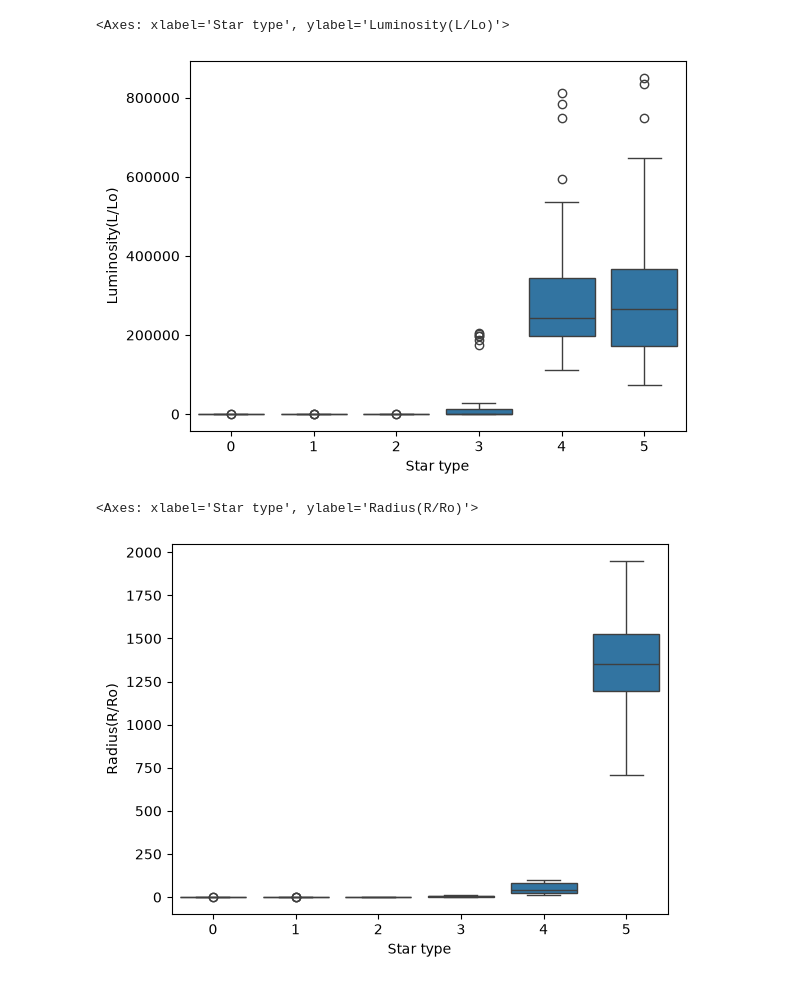
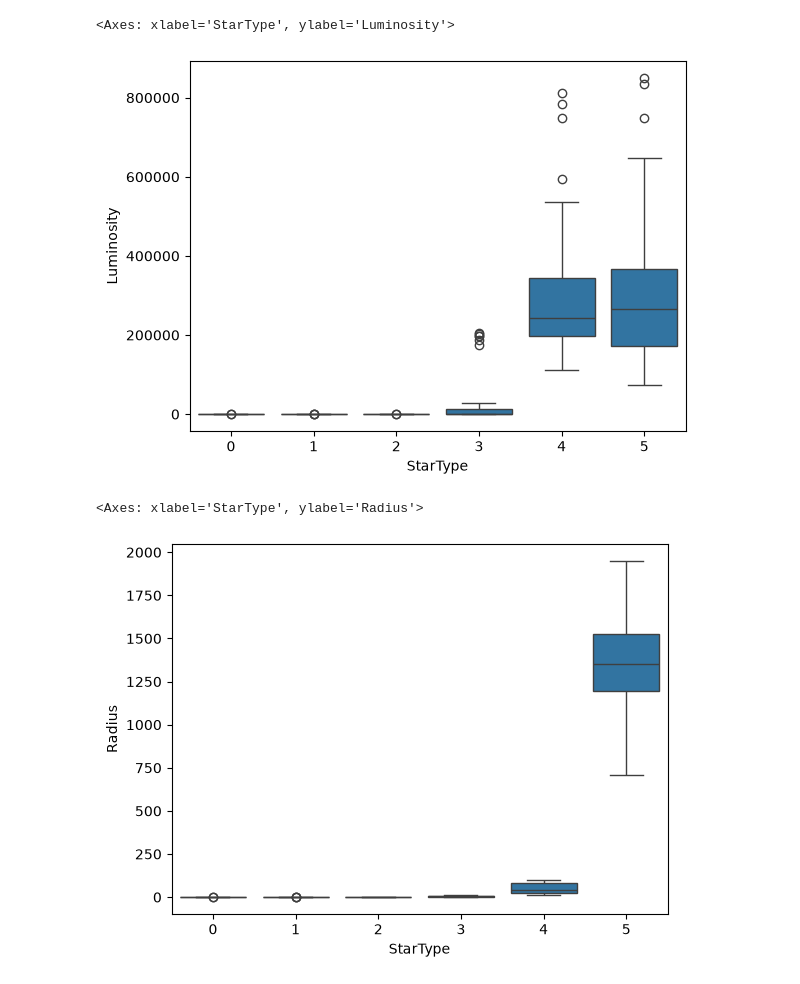
Before and after one commit to id2591/ProjectPBDE, a Jupyter notebook: StarDescriptive.ipynb, the cells around one changed output. Cells and saved outputs as stored; diff of their text form; code cells hidden in the pictures.

```diff
--- a/StarDescriptive.ipynb
+++ b/StarDescriptive.ipynb
@@ -24,0 +9,14 @@ display(star)
+# %%
+star.rename(
+    columns={
+        'Temperature (K)': 'Temperature',
+        'Luminosity(L/Lo)': 'Luminosity',
+        'Radius(R/Ro)': 'Radius',
+        'Absolute magnitude(Mv)': 'AbsoluteMagnitude',
+        'Star type': 'StarType',
+        'Star color': 'StarColour',
+        'Spectral Class': 'SpectralClass'
+    }, inplace=True
+)
+
+display(star)
@@ -24,0 +39,9 @@ display(star)
+# %%
+for col in ['StarType', 'StarColour']:
+    star[col] = star[col].astype('category')
+
+spectral_order = ["O", "B", "A", "F", "G", "K", "M"]
+
+star["SpectralClass"] = star["SpectralClass"].astype(
+    pd.CategoricalDtype(categories=spectral_order, ordered=True)
+)
@@ -25,3 +91,22 @@ display(star)
+# %%
+colour_dict = {
+    'Red': ['Red'],
+    'Blue-white': ['Blue-white', 'Blue White', 'Blue white', 'Blue white', 'Blue-White'],
+    'White': ['white', 'Whitish'],
+    'Yellow-white': ['Yellowish White', 'yellow-white', 'White-Yellow'],
+    'Yellow-orange': ['Pale yellow orange'],
+    'Blue': ['Blue', 'Blue '],
+    'Orange': ['Orange'],
+    'Yellow': ['Yellowish', 'yellowish'],
+    'Orange-red': ['Orange-red']
+}
+
+colour_map = {v: k for k, vv in colour_dict.items() for v in vv}
+
+star['StarColour'] = (
+    star['StarColour'].map(colour_map)
+    .astype(pd.CategoricalDtype(categories=sorted(set(colour_map.values()))))
+)
 # %%
 star.hist(figsize = (15,10))
 # %% [output]
@@ -39,11 +123,11 @@ sns.boxplot(data=star, x='Star type', y='Temperature (K)')
 # %%
-sns.boxplot(data=star, x='Star type', y='Luminosity(L/Lo)')
+sns.boxplot(data=star, x='StarType', y='Luminosity')
 # %% [output]
-<Axes: xlabel='Star type', ylabel='Luminosity(L/Lo)'>
+<Axes: xlabel='StarType', ylabel='Luminosity'>
-[figure, old version]
+[figure, new version]
 # %%
-sns.boxplot(data=star, x='Star type', y='Radius(R/Ro)')
+sns.boxplot(data=star, x='StarType', y='Radius')
 # %% [output]
-<Axes: xlabel='Star type', ylabel='Radius(R/Ro)'>
+<Axes: xlabel='StarType', ylabel='Radius'>
-[figure, old version]
+[figure, new version]
 # %%
```
Also changed, not shown: parts of 15 cells of this notebook.
